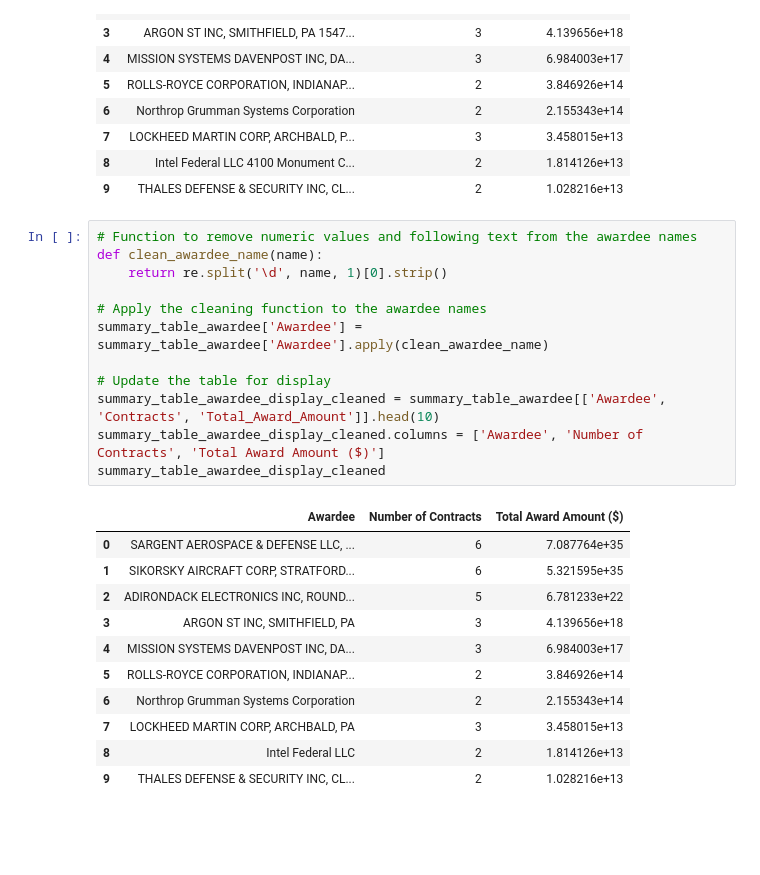
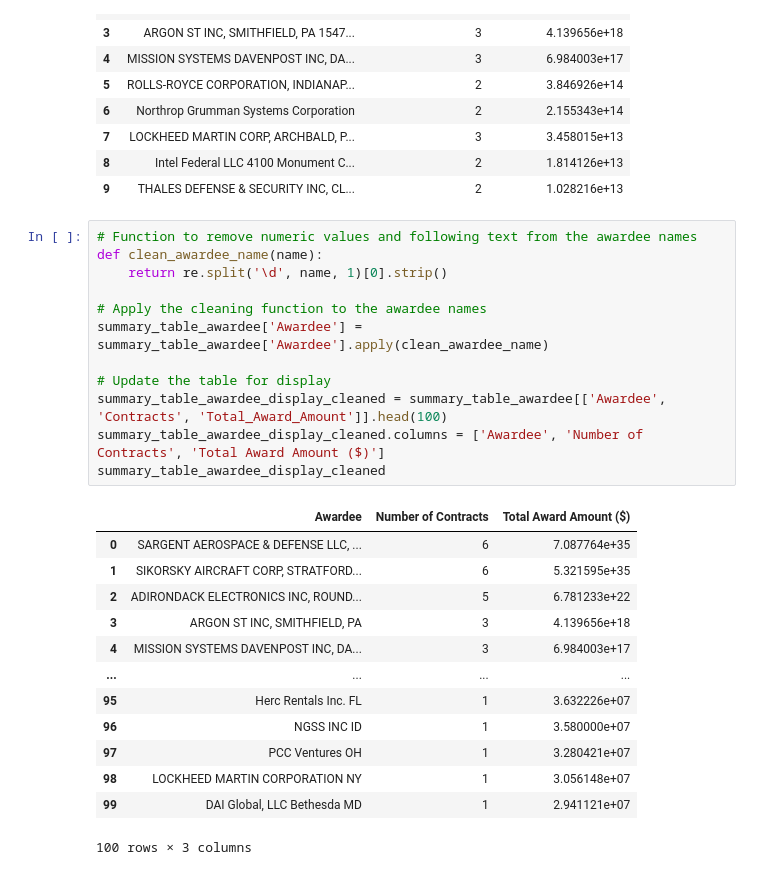
Before and after one commit to LNshuti/usgov-contracts-rag, a Jupyter notebook: src/notebooks/summarize_contracts_data.ipynb, the cells around one changed output. Cells and saved outputs as stored; diff of their text form; blank space fills up the shorter version.

```diff
--- a/src/notebooks/summarize_contracts_data.ipynb
+++ b/src/notebooks/summarize_contracts_data.ipynb
@@ -112,24 +117,26 @@ summary_table_awardee_display
 # %%
 # Function to remove numeric values and following text from the awardee names
 def clean_awardee_name(name):
     return re.split('\d', name, 1)[0].strip()
 
 # Apply the cleaning function to the awardee names
 summary_table_awardee['Awardee'] = summary_table_awardee['Awardee'].apply(clean_awardee_name)
 
 # Update the table for display
-summary_table_awardee_display_cleaned = summary_table_awardee[['Awardee', 'Contracts', 'Total_Award_Amount']].head(10)
+summary_table_awardee_display_cleaned = summary_table_awardee[['Awardee', 'Contracts', 'Total_Award_Amount']].head(100)
 summary_table_awardee_display_cleaned.columns = ['Awardee', 'Number of Contracts', 'Total Award Amount ($)']
 summary_table_awardee_display_cleaned
 # %% [output]
 |  | Awardee | Number of Contracts | Total Award Amount ($) |
 | 0 | SARGENT AEROSPACE & DEFENSE LLC, ... | 6 | 7.087764e+35 |
 | 1 | SIKORSKY AIRCRAFT CORP, STRATFORD... | 6 | 5.321595e+35 |
 | 2 | ADIRONDACK ELECTRONICS INC, ROUND... | 5 | 6.781233e+22 |
 | 3 | ARGON ST INC, SMITHFIELD, PA | 3 | 4.139656e+18 |
 | 4 | MISSION SYSTEMS DAVENPOST INC, DA... | 3 | 6.984003e+17 |
-| 5 | ROLLS-ROYCE CORPORATION, INDIANAP... | 2 | 3.846926e+14 |
-| 6 | Northrop Grumman Systems Corporation | 2 | 2.155343e+14 |
-| 7 | LOCKHEED MARTIN CORP, ARCHBALD, PA | 3 | 3.458015e+13 |
-| 8 | Intel Federal LLC | 2 | 1.814126e+13 |
-| 9 | THALES DEFENSE & SECURITY INC, CL... | 2 | 1.028216e+13 |
+| ... | ... | ... | ... |
+| 95 | Herc Rentals Inc. FL | 1 | 3.632226e+07 |
+| 96 | NGSS INC ID | 1 | 3.580000e+07 |
+| 97 | PCC Ventures OH | 1 | 3.280421e+07 |
+| 98 | LOCKHEED MARTIN CORPORATION NY | 1 | 3.056148e+07 |
+| 99 | DAI Global, LLC Bethesda MD | 1 | 2.941121e+07 |
+100 rows × 3 columns
```
Also changed, not shown: parts of 1 cell of this notebook, 3 other files.
